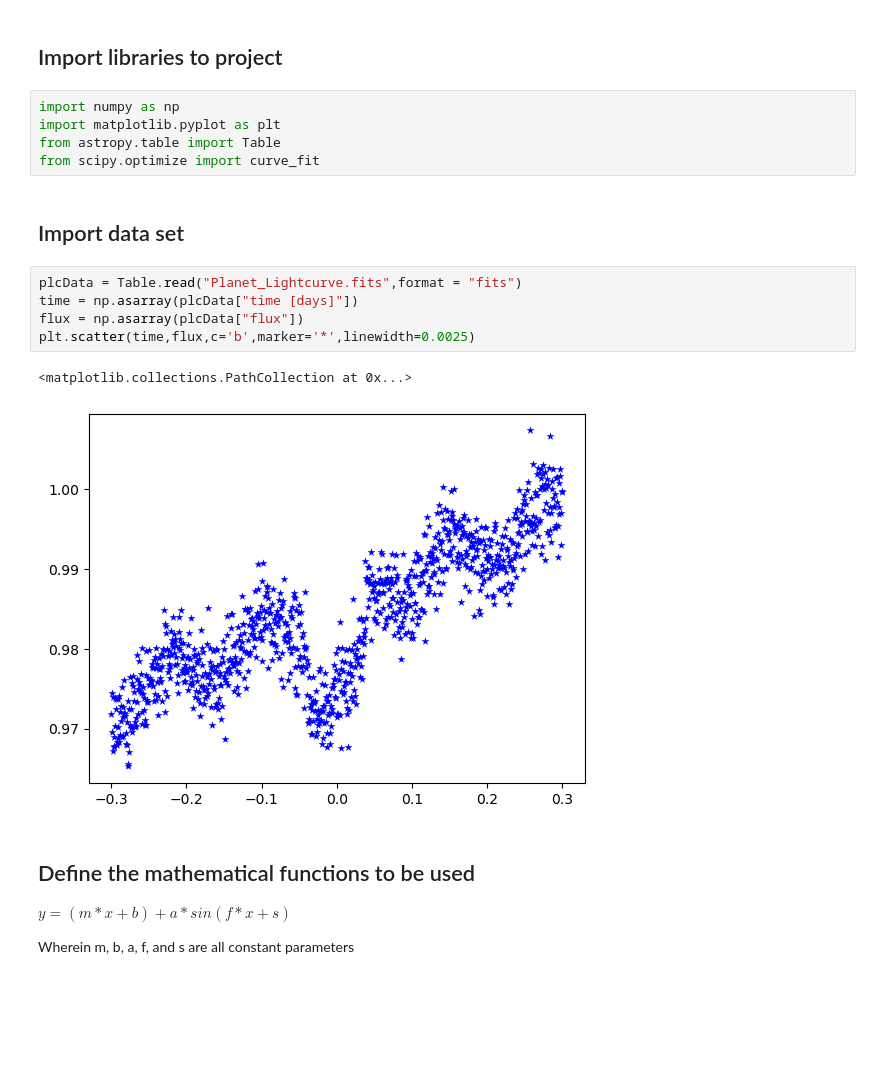
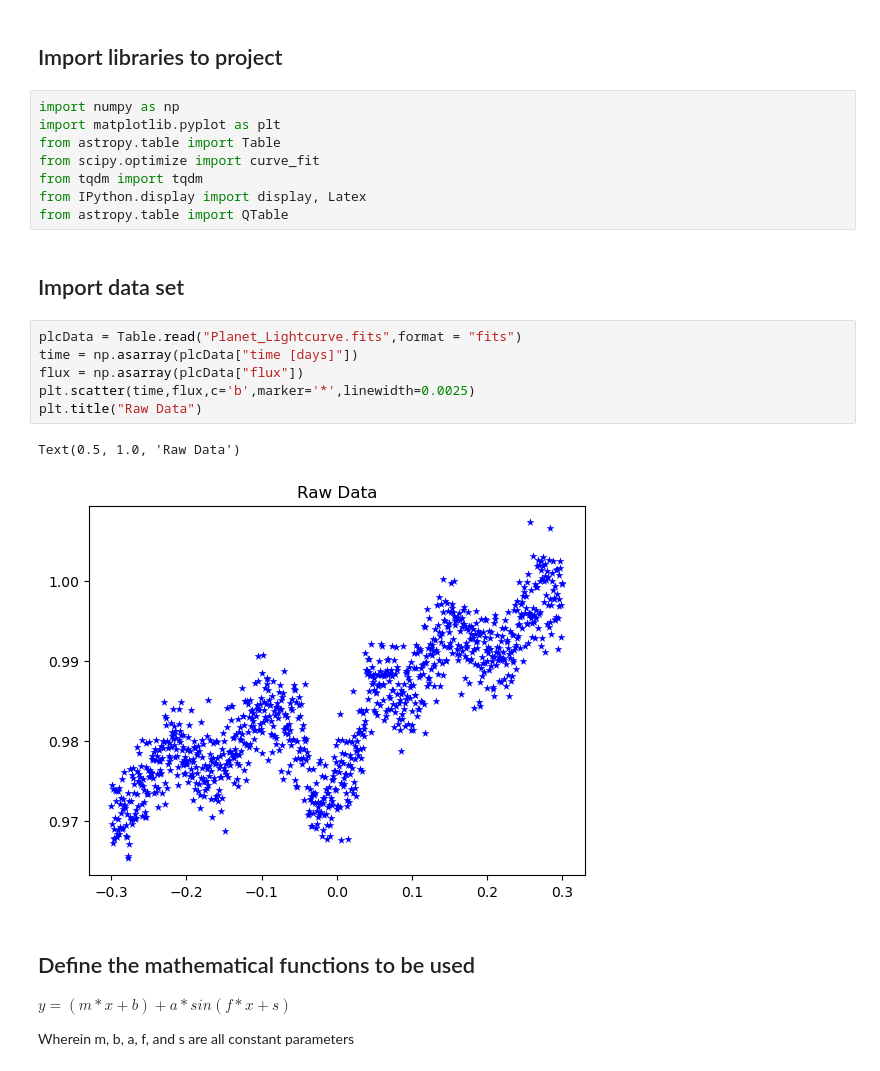
Before and after one commit to Starllation/ASTR-19-Group-Project, a Jupyter notebook: Group Project Task 2.ipynb, the cells around one changed output. Saved outputs shown, nothing was run; the diff lists cells and outputs as text; blank space fills up the shorter version.

```diff
--- a/Group Project Task 2.ipynb
+++ b/Group Project Task 2.ipynb
@@ -7,16 +7,20 @@ import numpy as np
 import matplotlib.pyplot as plt
 from astropy.table import Table
 from scipy.optimize import curve_fit
+from tqdm import tqdm
+from IPython.display import display, Latex
+from astropy.table import QTable
 # %% [markdown]
 ## Import data set
 # %%
 plcData = Table.read("Planet_Lightcurve.fits",format = "fits")
 time = np.asarray(plcData["time [days]"])
 flux = np.asarray(plcData["flux"])
 plt.scatter(time,flux,c='b',marker='*',linewidth=0.0025)
+plt.title("Raw Data")
 # %% [output]
-<matplotlib.collections.PathCollection at 0x...>
+Text(0.5, 1.0, 'Raw Data')
-[figure, old version]
+[figure, new version]
 # %% [markdown]
 ## Define the mathematical functions to be used
 
```
Also changed, not shown: parts of 5 cells of this notebook.
